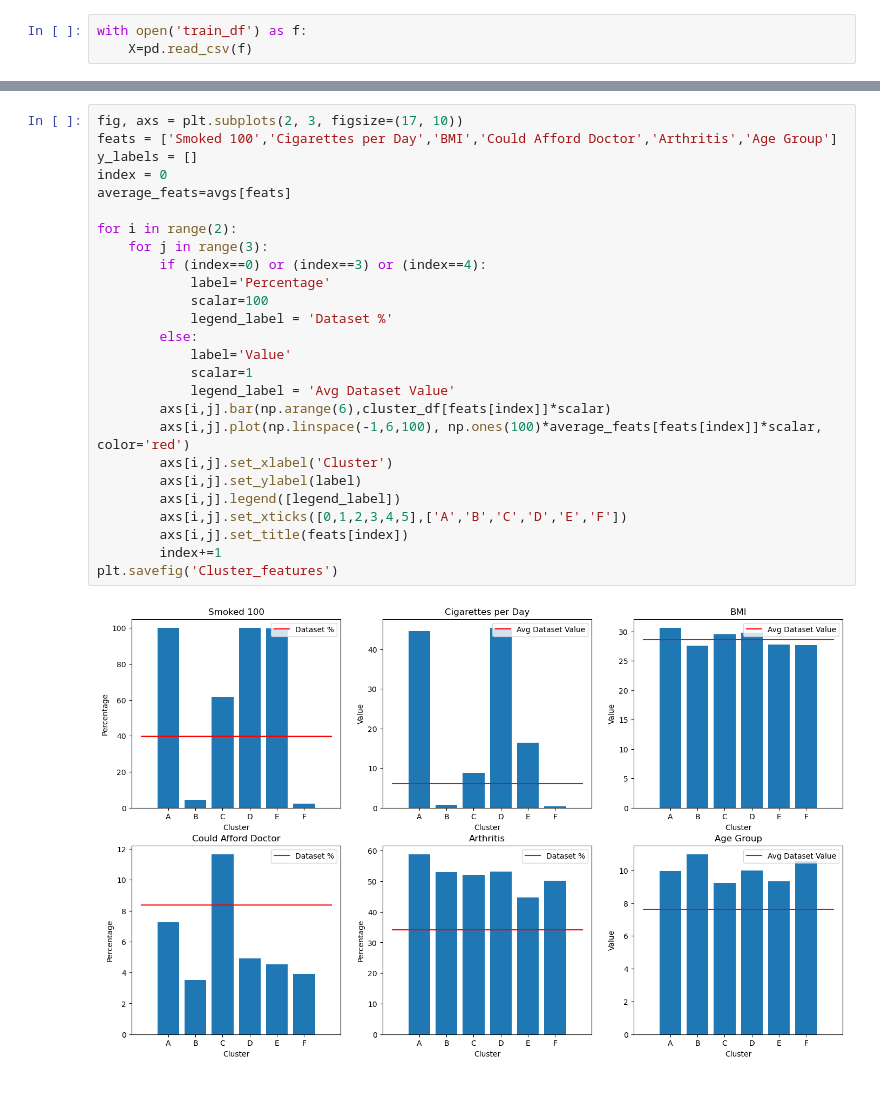
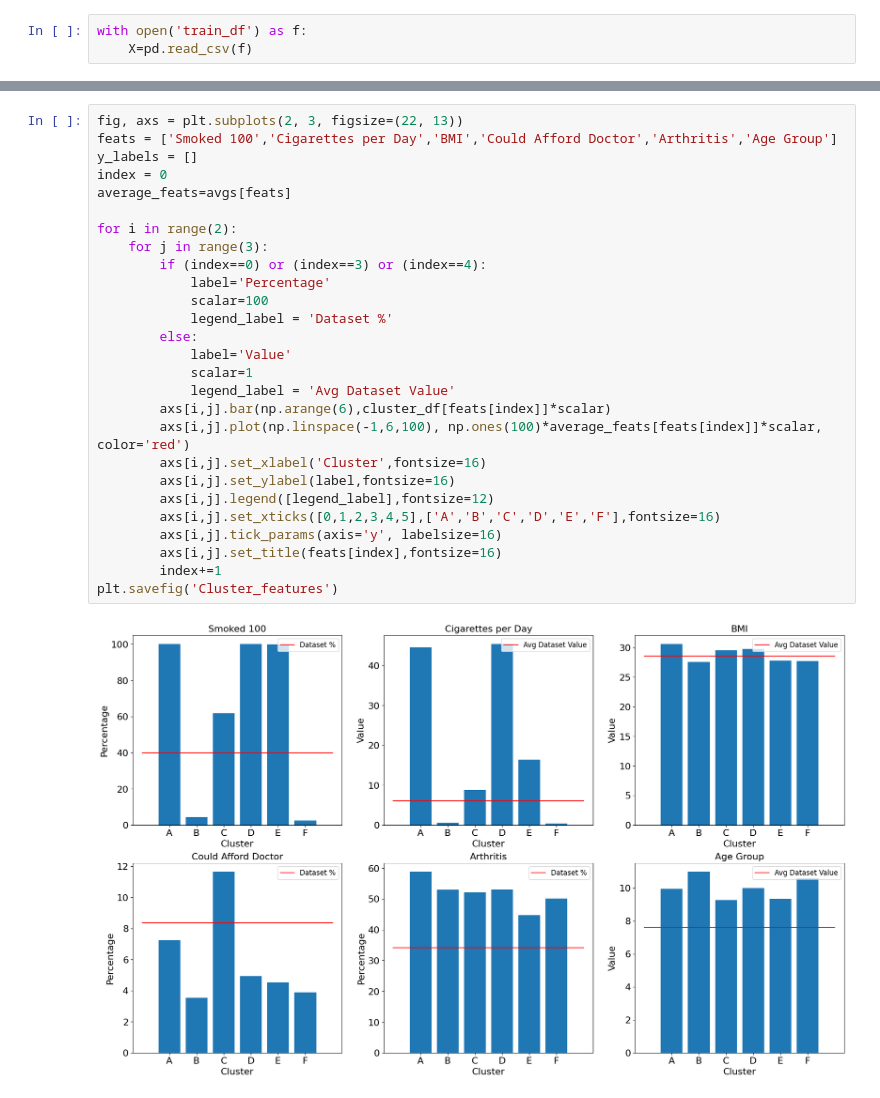
Before and after one commit to b-richins92/Cancer_Prediction, a Jupyter notebook: Clustering_Visualizations.ipynb, the cells around one changed output, grey strips where cells are left out. Saved outputs shown, nothing was run; the diff lists cells and outputs as text.

Commit message:
Enlarged Chart Font Size

```diff
--- a/Clustering_Visualizations.ipynb
+++ b/Clustering_Visualizations.ipynb
@@ -115,28 +113,29 @@ dtype: float64
 # %%
-fig, axs = plt.subplots(2, 3, figsize=(17, 10))
+fig, axs = plt.subplots(2, 3, figsize=(22, 13))
 feats = ['Smoked 100','Cigarettes per Day','BMI','Could Afford Doctor','Arthritis','Age Group']
 y_labels = []
 index = 0
 average_feats=avgs[feats]
 
 for i in range(2):
     for j in range(3):
         if (index==0) or (index==3) or (index==4):
             label='Percentage'
             scalar=100
             legend_label = 'Dataset %'
         else:
             label='Value'
             scalar=1
             legend_label = 'Avg Dataset Value'
         axs[i,j].bar(np.arange(6),cluster_df[feats[index]]*scalar)
         axs[i,j].plot(np.linspace(-1,6,100), np.ones(100)*average_feats[feats[index]]*scalar, color='red')
-        axs[i,j].set_xlabel('Cluster')
-        axs[i,j].set_ylabel(label)
-        axs[i,j].legend([legend_label])
-        axs[i,j].set_xticks([0,1,2,3,4,5],['A','B','C','D','E','F'])
-        axs[i,j].set_title(feats[index])
+        axs[i,j].set_xlabel('Cluster',fontsize=16)
+        axs[i,j].set_ylabel(label,fontsize=16)
+        axs[i,j].legend([legend_label],fontsize=12)
+        axs[i,j].set_xticks([0,1,2,3,4,5],['A','B','C','D','E','F'],fontsize=16)
+        axs[i,j].tick_params(axis='y', labelsize=16)
+        axs[i,j].set_title(feats[index],fontsize=16)
         index+=1
 plt.savefig('Cluster_features')
 # %% [output]
-[figure, old version]
+[figure, new version]
```
Also changed, not shown: parts of 2 cells of this notebook, 2 other files.
